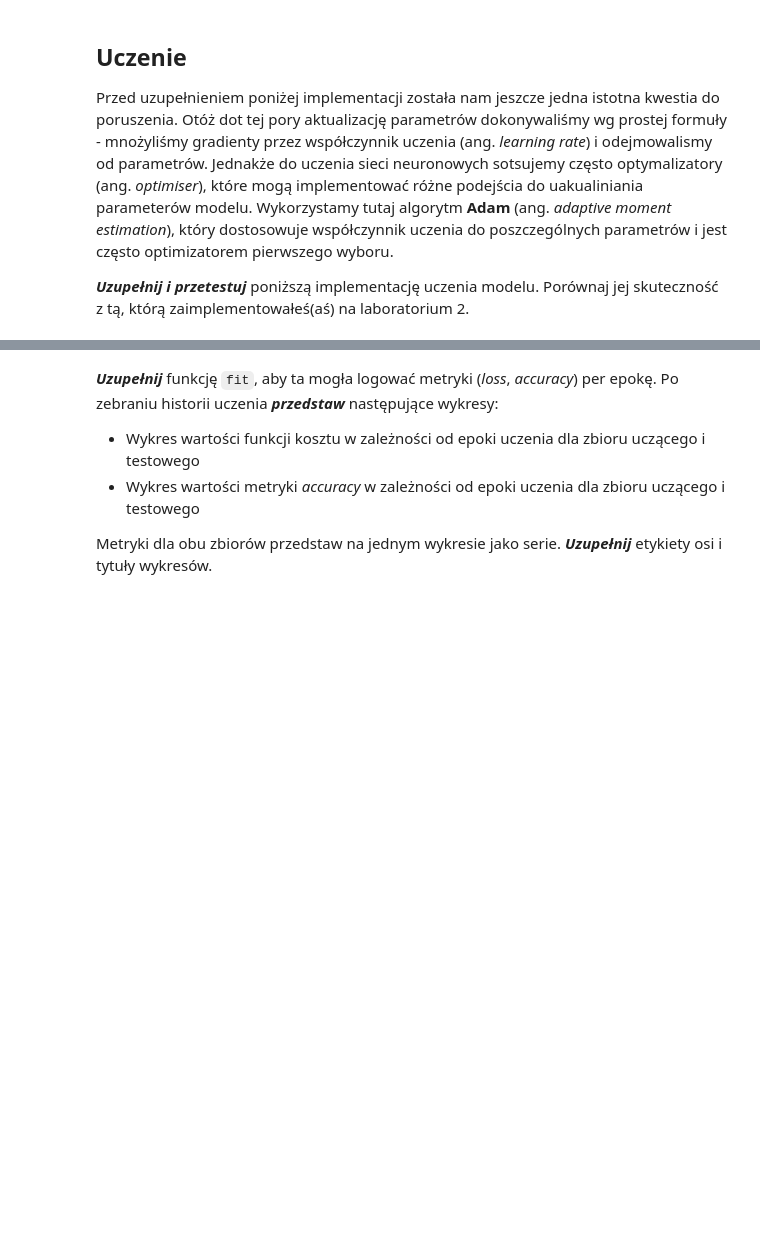
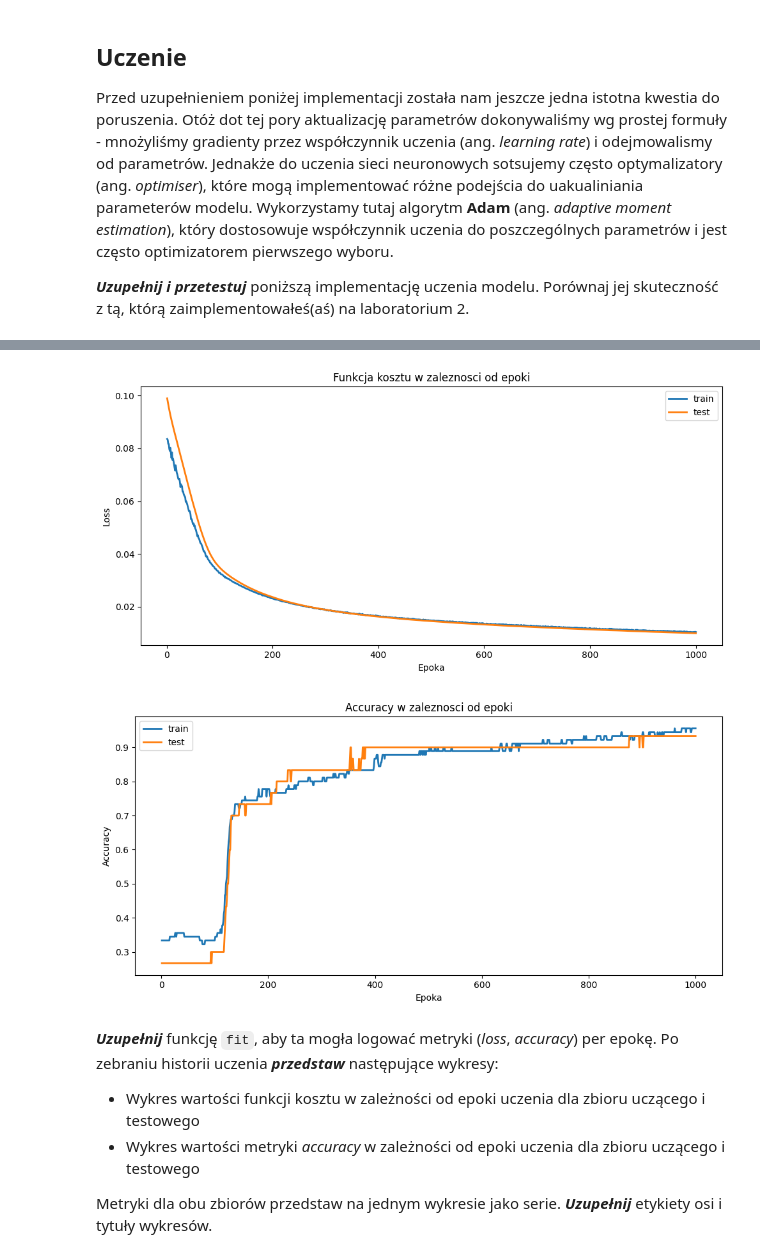
Before and after one commit to KwolekD/GlebokieSieciNeuronowe, a Jupyter notebook: lab03.ipynb, the cells around one changed output, grey strips where cells are left out. Cells and saved outputs as stored; diff of their text form; code cells hidden in the pictures; blank space fills up the shorter version.

```diff
--- a/lab03.ipynb
+++ b/lab03.ipynb
@@ -225,7 +268,7 @@ Na poprzednich laboratoriach w tym miejscu implementowaliśmy funkcję sigmoid,
 class Perceptron(nn.Module):
     def __init__(self):
         super().__init__()
-        self.net = ___ # Użyj nn.Linear
+        self.net = nn.Linear(4, 3)
 
     def forward(self, x: torch.Tensor):
         return self.net(x)
@@ -318,7 +397,7 @@ def count_correct(
     y_pred: torch.Tensor, y_true: torch.Tensor
 ) -> torch.Tensor:
     preds = torch.argmax(y_pred, dim=1)
-    return (___ == ___).float().sum()
+    return (preds == y_true).float().sum()
 
 def validate(
     model: nn.Module,
@@ -329,7 +408,7 @@ def validate(
     correct = 0
     all = 0
     for X_batch, y_batch in dataloader:
-        y_pred = ___
+        y_pred = model(X_batch)
         all += len(y_pred)
         loss += loss_fn(y_pred, y_batch).sum()
         correct += count_correct(y_pred, y_batch)
@@ -393,3 +506,43 @@ fit(
+# %%
+import matplotlib.pyplot as plt
+
+
+def plot_metrics(
+    train_losses, train_accs, test_losses, test_accs, val_losses=None, val_accs=None
+):
+# Konwersja do zwyklych floatow (dziala niezaleznie od tego, czy sa to tensory czy floaty)
+    train_losses_plot = [float(x.detach().cpu()) if torch.is_tensor(x) else float(x) for x in train_losses]
+    test_losses_plot = [float(x.detach().cpu()) if torch.is_tensor(x) else float(x) for x in test_losses]
+    train_accs_plot = [float(x.detach().cpu()) if torch.is_tensor(x) else float(x) for x in train_accs]
+    test_accs_plot = [float(x.detach().cpu()) if torch.is_tensor(x) else float(x) for x in test_accs]
+    if val_losses is not None and val_accs is not None:
+        val_losses_plot = [float(x.detach().cpu()) if torch.is_tensor(x) else float(x) for x in val_losses]
+        val_accs_plot = [float(x.detach().cpu()) if torch.is_tensor(x) else float(x) for x in val_accs]
+
+    def plot_metric(metric_train, metric_test, metric_val=None, ylabel="", title=""):
+        plt.figure(figsize=(10, 5))
+        plt.plot(epochs, metric_train, label="train", linewidth=2)
+        plt.plot(epochs, metric_test, label="test", linewidth=2)
+        if metric_val is not None:
+            plt.plot(epochs, metric_val, label="val", linewidth=2)
+        plt.xlabel("Epoka")
+        plt.ylabel(ylabel)
+        plt.title(title)
+        plt.legend()
+        plt.tight_layout()
+        plt.show()
+
+    epochs = range(1, len(train_losses_plot) + 1)
+    # Wykres 1: funkcja kosztu
+    plot_metric(train_losses_plot, test_losses_plot, val_losses_plot if val_losses is not None else None, ylabel="Loss", title="Funkcja kosztu w zaleznosci od epoki")
+    # Wykres 2: accuracy
+    plot_metric(train_accs_plot, test_accs_plot, val_accs_plot if val_accs is not None else None, ylabel="Accuracy", title="Accuracy w zaleznosci od epoki")
+
+
+plot_metrics(train_losses, train_accs, test_losses, test_accs)
+# %% [output]
+[figure, added]
+[figure, added]
 # %% [markdown]
 ***Uzupełnij*** funkcję `fit`, aby ta mogła logować metryki (*loss*, *accuracy*) per epokę. Po zebraniu historii uczenia ***przedstaw*** następujące wykresy:
 - Wykres wartości funkcji kosztu w zależności od epoki uczenia dla zbioru uczącego i testowego
```
Also changed, not shown: parts of 18 cells of this notebook, 3 other files.
